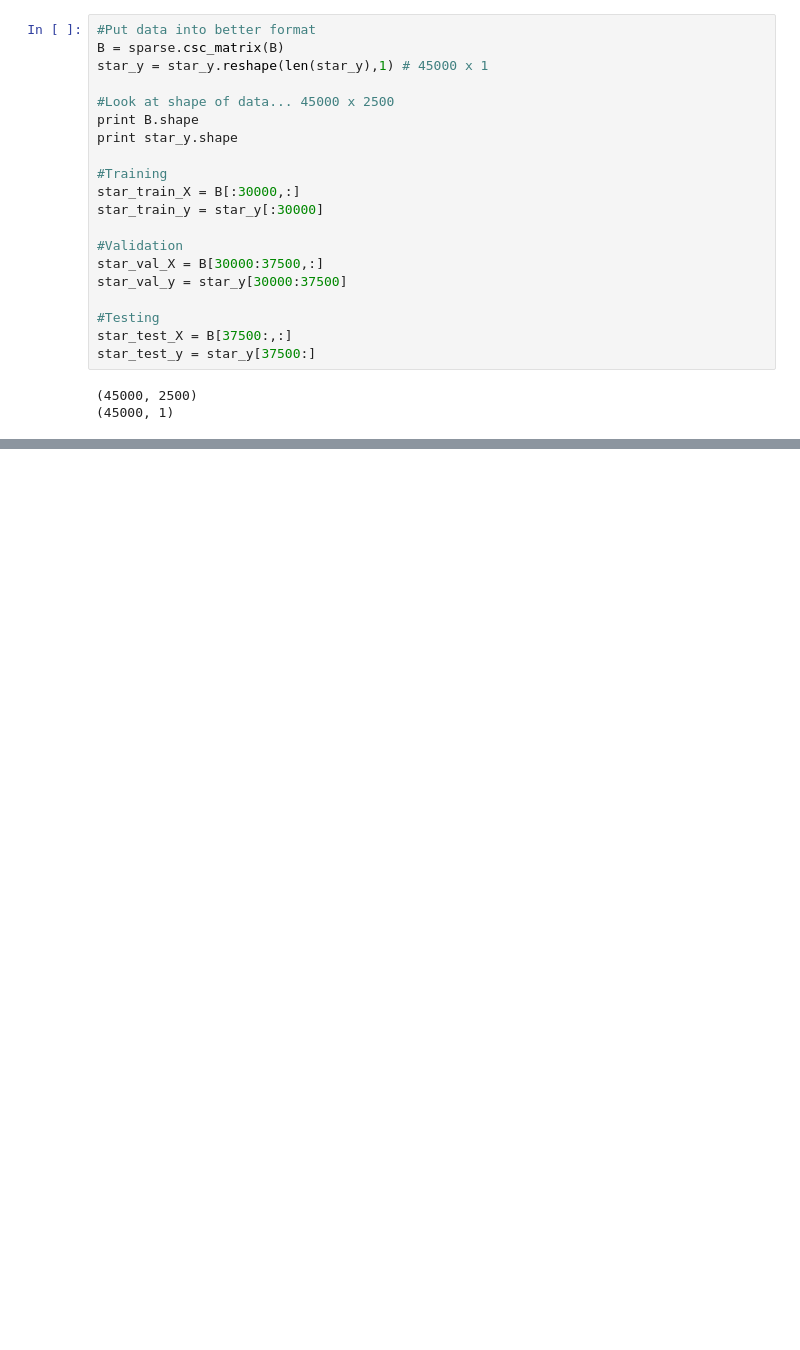
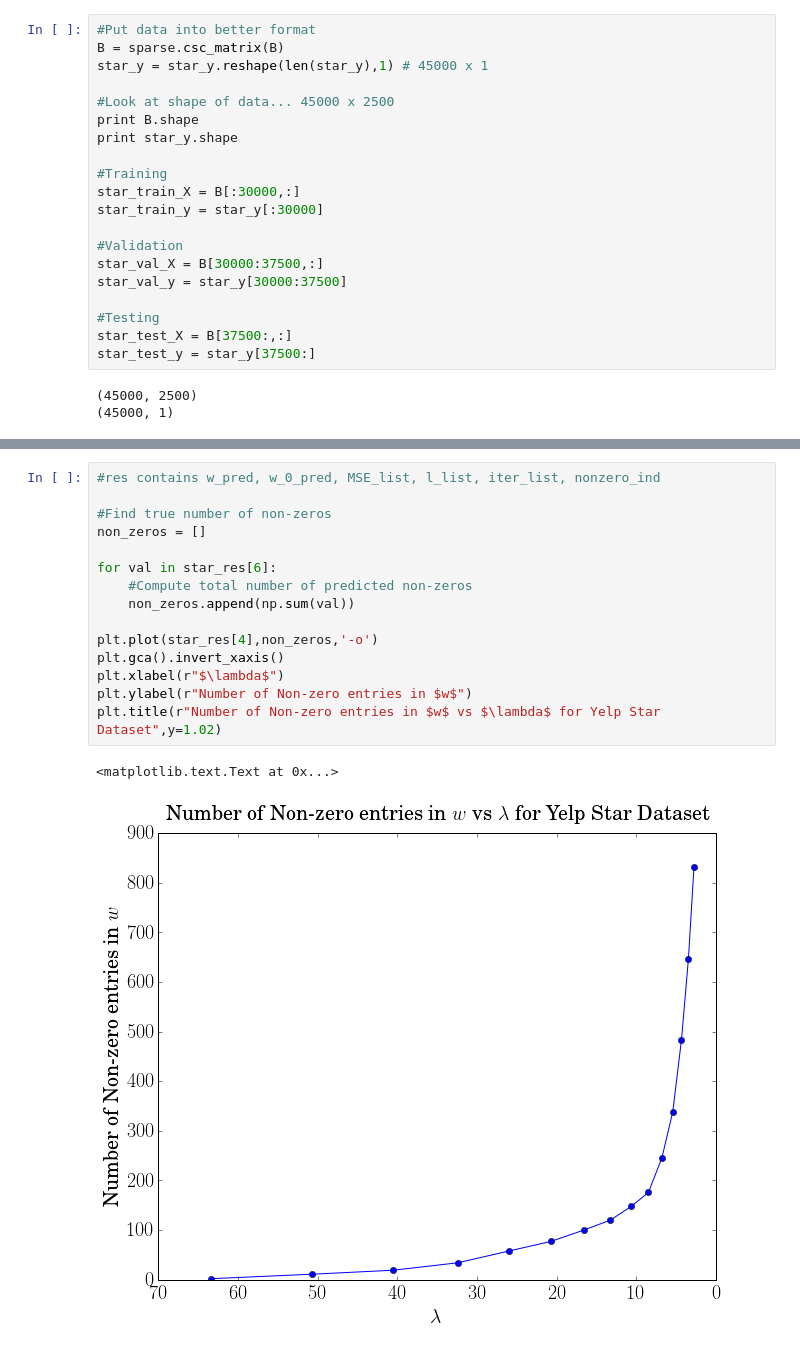
Before and after one commit to dflemin3/CSE_546, a Jupyter notebook: HW1/CSE_546_Lasso_Regression.ipynb, the cells around one changed output, grey strips where cells are left out. Drawn from its saved outputs; the diff is of its cells as text; blank space fills up the shorter version.

```diff
--- a/HW1/CSE_546_Lasso_Regression.ipynb
+++ b/HW1/CSE_546_Lasso_Regression.ipynb
@@ -943,0 +925,18 @@ for k in range(0,d):
+# %%
+#res contains w_pred, w_0_pred, MSE_list, l_list, iter_list, nonzero_ind
+
+#Find true number of non-zeros
+non_zeros = []
+
+for val in star_res[6]:
+    #Compute total number of predicted non-zeros
+    non_zeros.append(np.sum(val))
+
+plt.plot(star_res[4],non_zeros,'-o')
+plt.gca().invert_xaxis()
+plt.xlabel(r"$\lambda$")
+plt.ylabel(r"Number of Non-zero entries in $w$")
+plt.title(r"Number of Non-zero entries in $w$ vs $\lambda$ for Yelp Star Dataset",y=1.02)
+# %% [output]
+<matplotlib.text.Text at 0x...>
+[figure, added]
```
Also changed, not shown: parts of 37 cells of this notebook, 2 other files.
